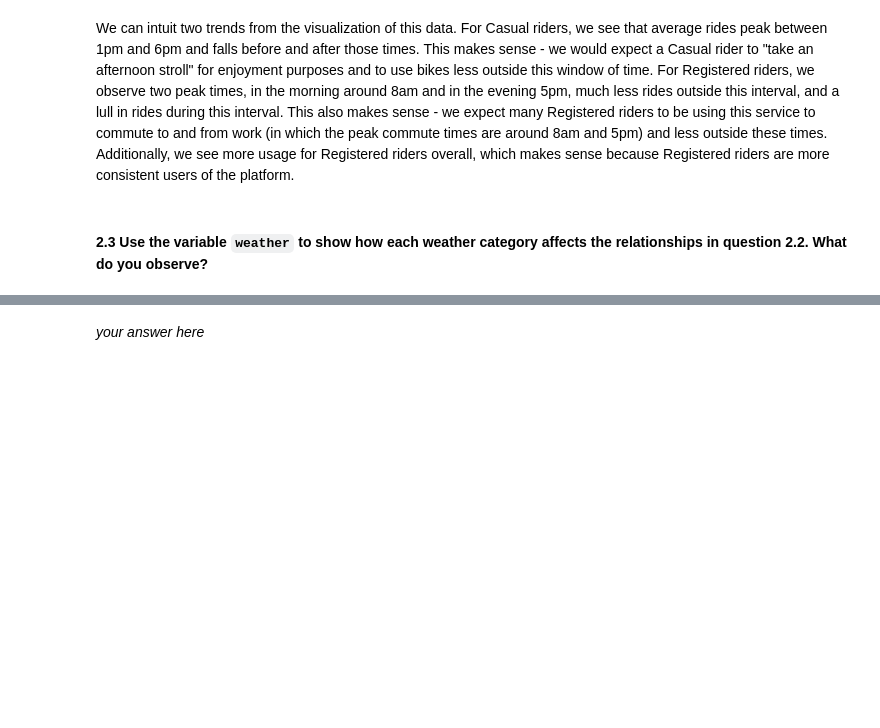
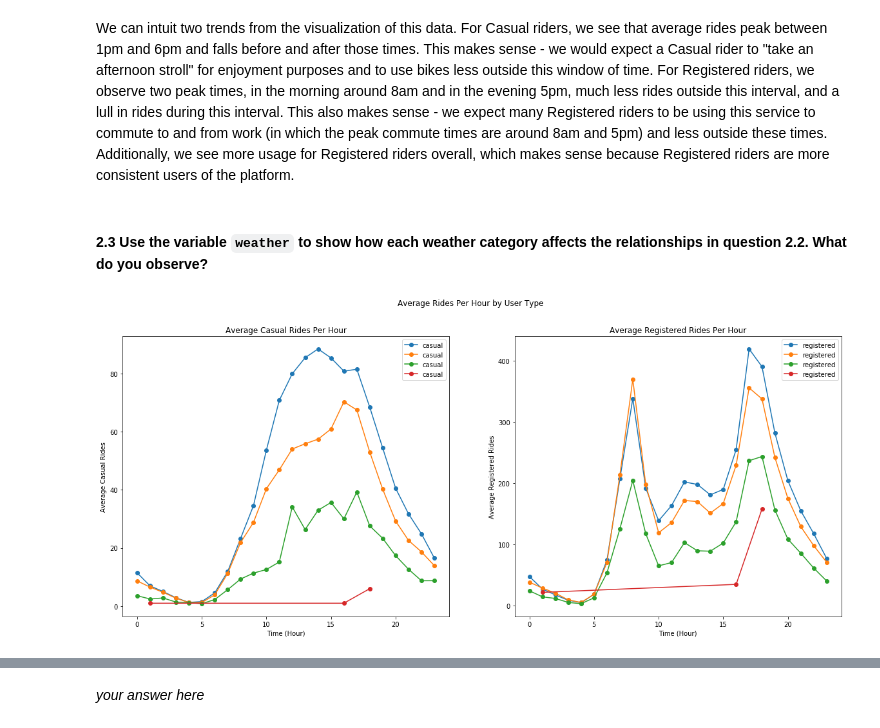
Before and after one commit to tmaounis/cs109a_hw3, a Jupyter notebook: cs109a_hw3_109.ipynb, the cells around one changed output, grey strips where cells are left out. Saved outputs shown, nothing was run; the diff lists cells and outputs as text; code cells hidden in the pictures; blank space fills up the shorter version.

```diff
--- a/cs109a_hw3_109.ipynb
+++ b/cs109a_hw3_109.ipynb
@@ -232,0 +229,26 @@ We can intuit two trends from the visualization of this data. For Casual riders,
+# %%
+# your code here
+fig, ax = plt.subplots(1,2, figsize=(20,8))
+fig.suptitle("Average Rides Per Hour by User Type")
+weather_hour_df = bikes_df.groupby(["weather","hour"]).agg({
+    "casual": np.mean,
+    "registered": np.mean
+})
+ax[0].plot(weather_hour_df["casual"][1], "o-")
+ax[0].plot(weather_hour_df["casual"][2], "o-")
+ax[0].plot(weather_hour_df["casual"][3], "o-")
+ax[0].plot(weather_hour_df["casual"][4], "o-")
+ax[0].set(xlabel="Time (Hour)", ylabel = "Average Casual Rides")
+ax[0].set_title("Average Casual Rides Per Hour")
+ax[0].legend()
+
+ax[1].plot(weather_hour_df["registered"][1], "o-", label="Weather 1")
+ax[1].plot(weather_hour_df["registered"][2], "o-", label="Weather 2")
+ax[1].plot(weather_hour_df["registered"][3], "o-", )
+ax[1].plot(weather_hour_df["registered"][4], "o-")
+ax[1].set(xlabel="Time (Hour)", ylabel = "Average Registered Rides")
+ax[1].set_title("Average Registered Rides Per Hour")
+ax[1].legend()
+plt.show()
+# %% [output]
+[figure, added]
```
Also changed, not shown: parts of 10 cells of this notebook.
